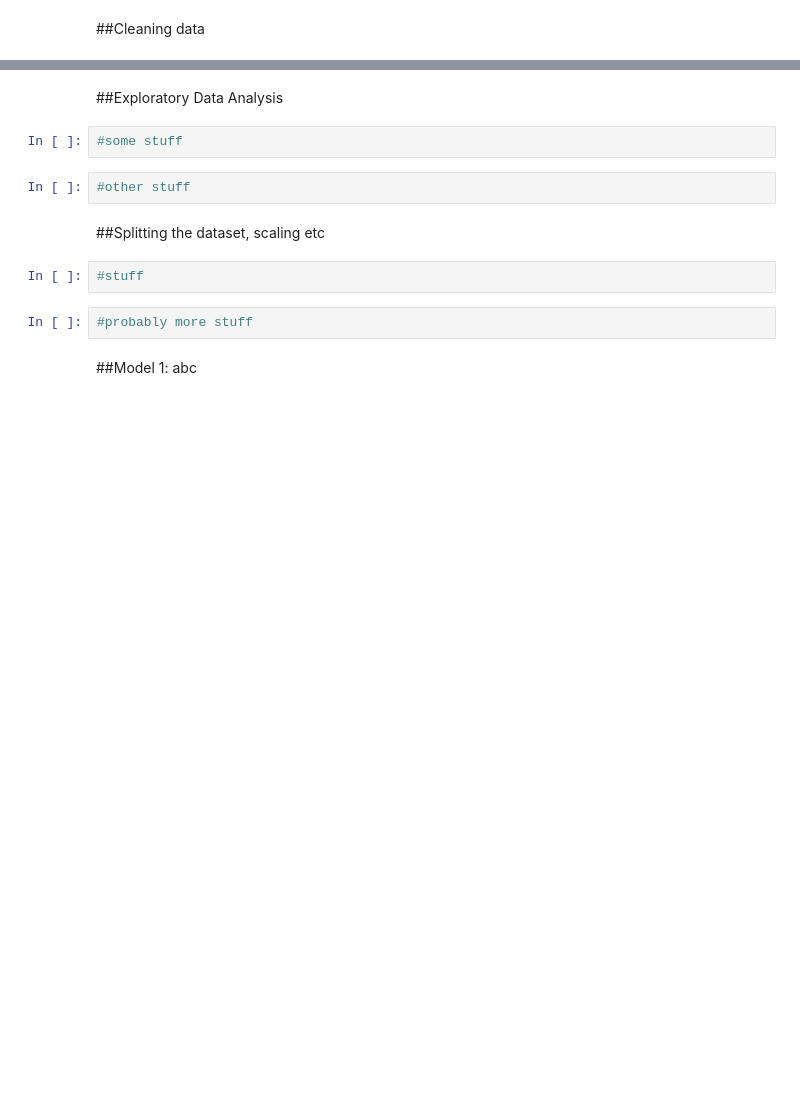
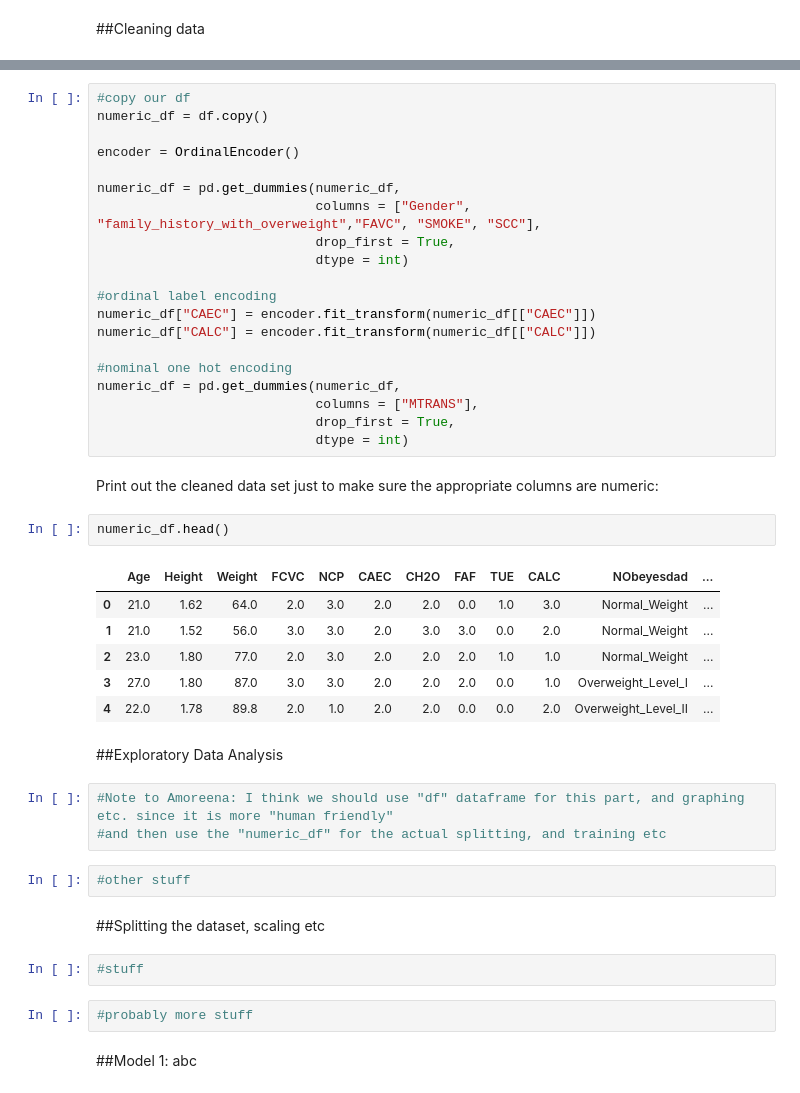
Before and after one commit to zsturk/Dat402_Proj1, a Jupyter notebook: DAT 402 Project 1.ipynb, the cells around one changed output, grey strips where cells are left out. Saved outputs shown, nothing was run; the diff lists cells and outputs as text; blank space fills up the shorter version.

Commit message:
Data cleaned - categorical values turned numerical

```diff
--- a/DAT 402 Project 1.ipynb
+++ b/DAT 402 Project 1.ipynb
@@ -18,7 +110,39 @@ Describe dataset here and describe our goal in modeling, etc
+# %%
+#copy our df
+numeric_df = df.copy()
+
+encoder = OrdinalEncoder()
+
+numeric_df = pd.get_dummies(numeric_df,
+                            columns = ["Gender", "family_history_with_overweight","FAVC", "SMOKE", "SCC"],
+                            drop_first = True,
+                            dtype = int)
+
+#ordinal label encoding
+numeric_df["CAEC"] = encoder.fit_transform(numeric_df[["CAEC"]])
+numeric_df["CALC"] = encoder.fit_transform(numeric_df[["CALC"]])
+
+#nominal one hot encoding
+numeric_df = pd.get_dummies(numeric_df,
+                            columns = ["MTRANS"],
+                            drop_first = True,
+                            dtype = int)
+# %% [markdown]
+Print out the cleaned data set just to make sure the appropriate columns are numeric:
+# %%
+numeric_df.head()
+# %% [output]
+|  | Age | Height | Weight | FCVC | NCP | CAEC | CH2O | FAF | TUE | CALC | NObeyesdad | ... |
+| 0 | 21.0 | 1.62 | 64.0 | 2.0 | 3.0 | 2.0 | 2.0 | 0.0 | 1.0 | 3.0 | Normal_Weight | ... |
+| 1 | 21.0 | 1.52 | 56.0 | 3.0 | 3.0 | 2.0 | 3.0 | 3.0 | 0.0 | 2.0 | Normal_Weight | ... |
+| 2 | 23.0 | 1.80 | 77.0 | 2.0 | 3.0 | 2.0 | 2.0 | 2.0 | 1.0 | 1.0 | Normal_Weight | ... |
+| 3 | 27.0 | 1.80 | 87.0 | 3.0 | 3.0 | 2.0 | 2.0 | 2.0 | 0.0 | 1.0 | Overweight_Level_I | ... |
+| 4 | 22.0 | 1.78 | 89.8 | 2.0 | 1.0 | 2.0 | 2.0 | 0.0 | 0.0 | 2.0 | Overweight_Level_II | ... |
 # %% [markdown]
 ##Exploratory Data Analysis
 # %%
-#some stuff
+#Note to Amoreena: I think we should use "df" dataframe for this part, and graphing etc. since it is more "human friendly"
+#and then use the "numeric_df" for the actual splitting, and training etc
 # %%
 #other stuff
 # %% [markdown]
```
Also changed, not shown: parts of 11 cells of this notebook.
